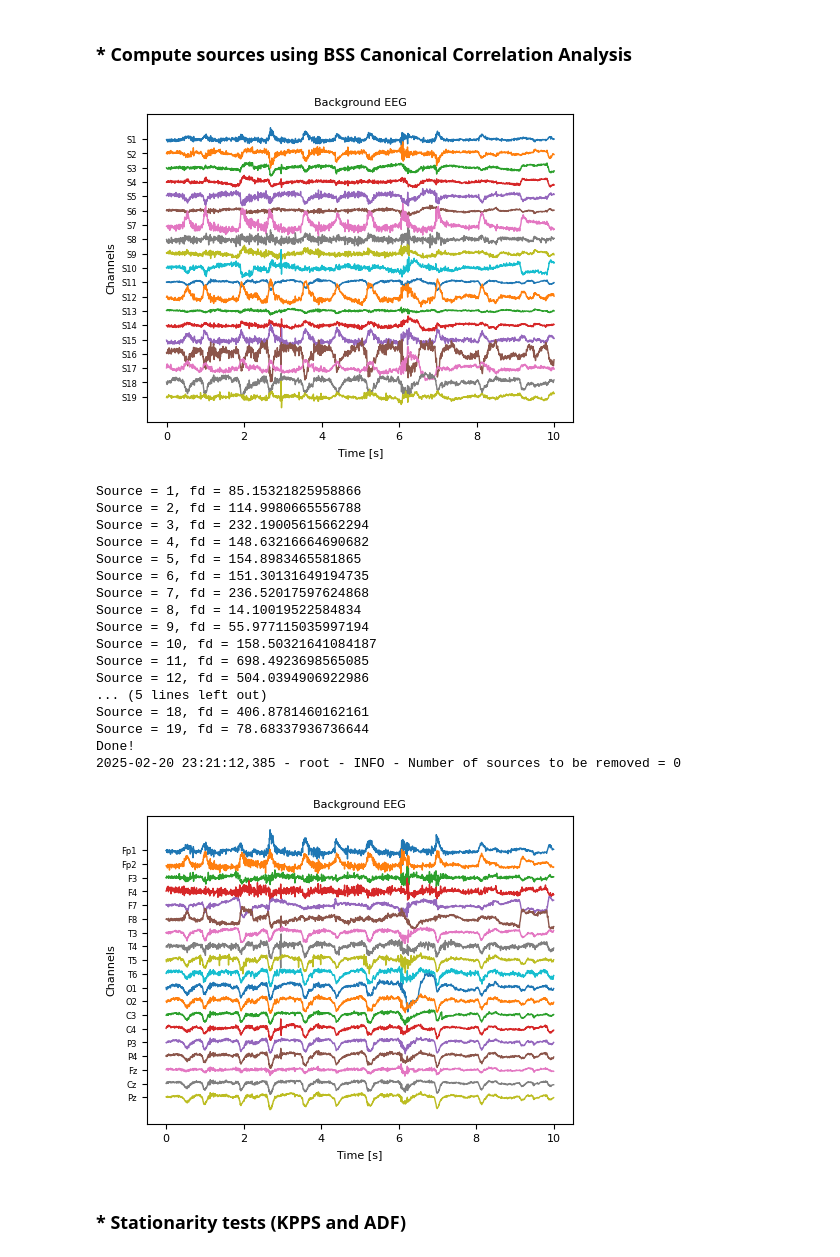
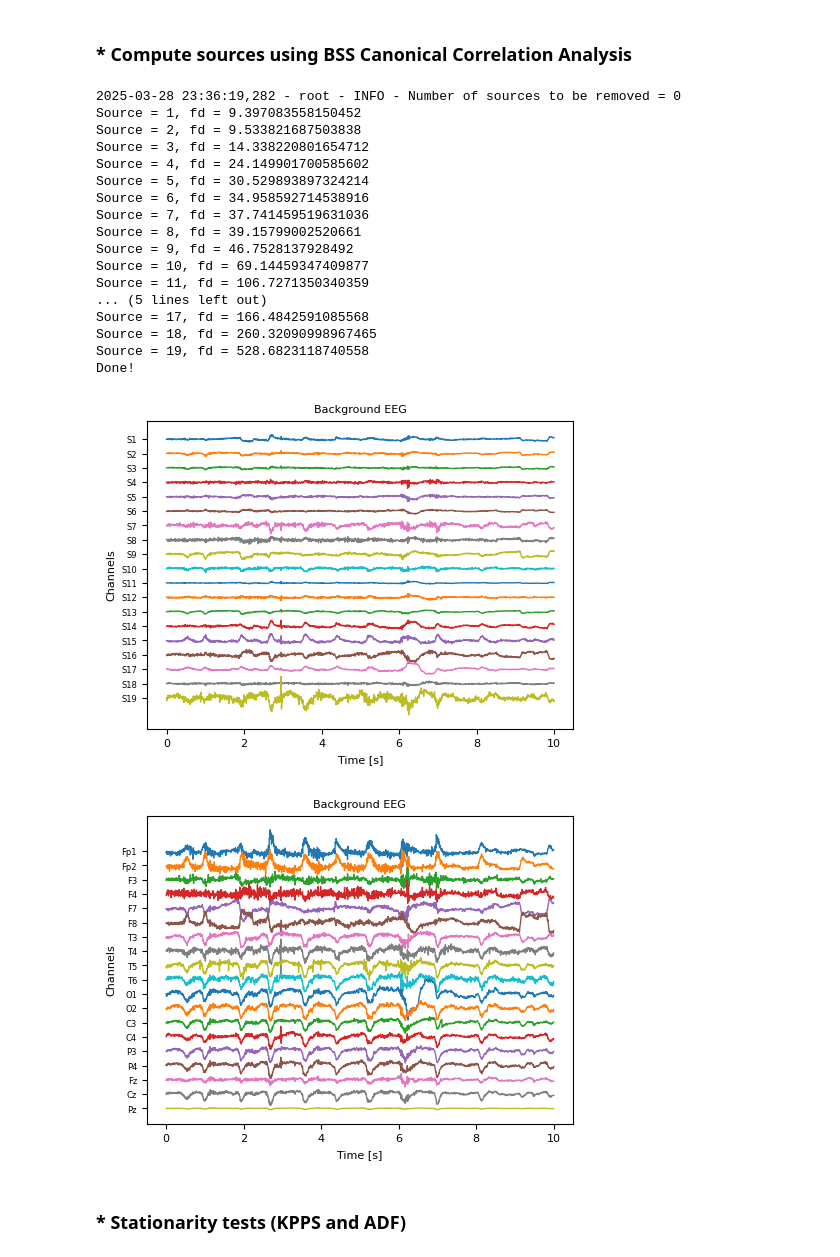
Before and after one commit to lasaid-udg/DCEC_SESH_seizure_biomarkers, a Jupyter notebook: notebooks/EEG_raw_analysis_Siena.ipynb, the cells around one changed output. Cells and saved outputs as stored; diff of their text form; code cells hidden in the pictures.

```diff
--- a/notebooks/EEG_raw_analysis_Siena.ipynb
+++ b/notebooks/EEG_raw_analysis_Siena.ipynb
@@ -168,45 +160,38 @@ plot_eeg_windows(numpy.transpose(clean_eeg), current_metadata, processor.selecte
 # %% [markdown]
 ### * Compute sources using BSS Canonical Correlation Analysis
 # %%
-bsscca = CanonicalCorrelation()
-eeg_sources = bsscca.fit_transform(processor._data[:, PERIOD[0]*processor.sampling_frequency:
-                                                      PERIOD[1]*processor.sampling_frequency])
+emg_denoiser = EmgDenoiser(processor.sampling_frequency)
+eeg_sources, clean_emg_eeg = emg_denoiser.apply_by_segments(processor._data[:, PERIOD[0]*processor.sampling_frequency:
+                                                            PERIOD[1]*processor.sampling_frequency])
+print(emg_denoiser)
 
 ###########################################################
 plot_eeg_windows(eeg_sources, current_metadata, [f"S{idx}" for idx in range(1, eeg_sources.shape[0] + 1)],
                  processor.sampling_frequency, period=[0, 10])
 
 ###########################################################
-emg_denoiser = EmgDenoiser(sampling_frequency=processor.sampling_frequency)
-emg_denoiser.fit_psd_ratio(eeg_sources)
-print(emg_denoiser)
-
-eeg_sources = emg_denoiser.remove_low_ratio_sources([0, 5])
-
-###########################################################
-clean_eeg = bsscca.inverse_transform(eeg_sources)
-plot_eeg_windows(clean_eeg, current_metadata, processor.selected_channels,
+plot_eeg_windows(clean_emg_eeg, current_metadata, processor.selected_channels,
                  processor.sampling_frequency, period=[0, 10])
 # %% [output]
+2025-03-28 23:36:19,282 - root - INFO - Number of sources to be removed = 0
+Source = 1, fd = 9.397083558150452
+Source = 2, fd = 9.533821687503838
+Source = 3, fd = 14.338220801654712
+Source = 4, fd = 24.149901700585602
+Source = 5, fd = 30.529893897324214
+Source = 6, fd = 34.958592714538916
+Source = 7, fd = 37.741459519631036
+Source = 8, fd = 39.15799002520661
+Source = 9, fd = 46.7528137928492
+Source = 10, fd = 69.14459347409877
+Source = 11, fd = 106.7271350340359
+... (5 lines left out)
+Source = 17, fd = 166.4842591085568
+Source = 18, fd = 260.32090998967465
+Source = 19, fd = 528.6823118740558
+Done!
-[figure, old version]
+[figure, new version]
-Source = 1, fd = 85.15321825958866
-Source = 2, fd = 114.9980665556788
-Source = 3, fd = 232.19005615662294
-Source = 4, fd = 148.63216664690682
-Source = 5, fd = 154.8983465581865
-Source = 6, fd = 151.30131649194735
-Source = 7, fd = 236.52017597624868
-Source = 8, fd = 14.10019522584834
-Source = 9, fd = 55.977115035997194
-Source = 10, fd = 158.50321641084187
-Source = 11, fd = 698.4923698565085
-Source = 12, fd = 504.0394906922986
-... (5 lines left out)
-Source = 18, fd = 406.8781460162161
-Source = 19, fd = 78.68337936736644
-Done!
-2025-02-20 23:21:12,385 - root - INFO - Number of sources to be removed = 0
-[figure, old version]
+[figure, new version]
 # %% [markdown]
 ### * Stationarity tests (KPPS and ADF)
 # %%
```
Also changed, not shown: parts of 6 cells of this notebook, 7 other files.
